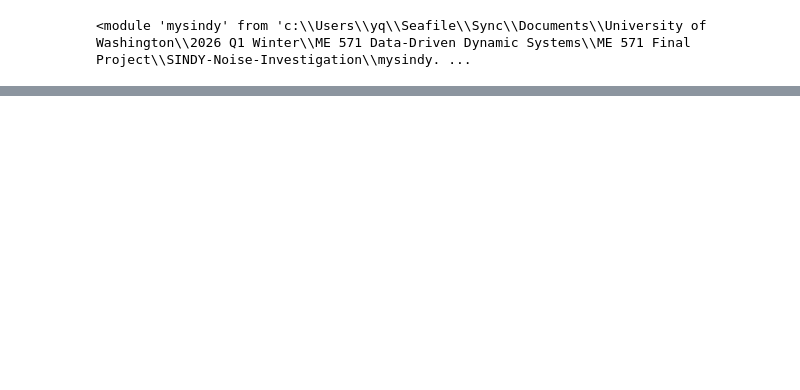
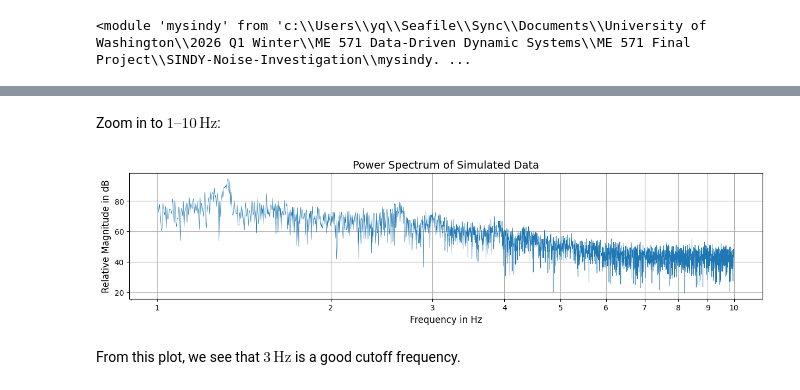
Before and after one commit to alexje76/SINDY-Noise-Investigation, a Jupyter notebook: test.ipynb, the cells around one changed output, grey strips where cells are left out. Cells and saved outputs as stored; diff of their text form; code cells hidden in the pictures; blank space fills up the shorter version.

```diff
--- a/test.ipynb
+++ b/test.ipynb
@@ -61,0 +93,18 @@ plt.show()
+# %% [markdown]
+Zoom in to $1\text{--}10\,\text{Hz}$:
+# %%
+plt.figure(figsize=(15, 3))
+freq_plot_range = (1 <= freqs) & (freqs <= 10)
+plt.semilogx(freqs[freq_plot_range], energy_db[freq_plot_range], linewidth=0.5)
+plt.title("Power Spectrum of Simulated Data", fontsize=14)
+plt.xlabel("Frequency in Hz", fontsize=12)
+plt.ylabel("Relative Magnitude in dB", fontsize=12)
+
+ticks = np.arange(1, 11)
+plt.xticks(ticks=ticks, labels=[str(tick) for tick in ticks])
+plt.grid(True)
+plt.show()
+# %% [output]
+[figure, added]
+# %% [markdown]
+From this plot, we see that $3\,\text{Hz}$ is a good cutoff frequency.
```
Also changed, not shown: parts of 16 cells of this notebook.
